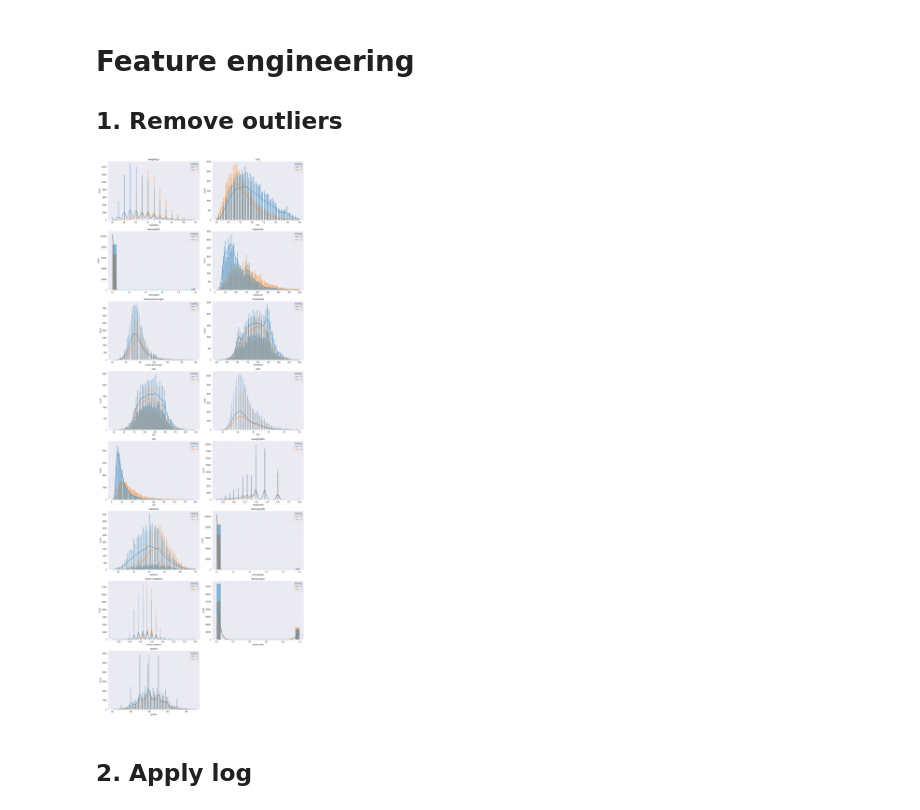
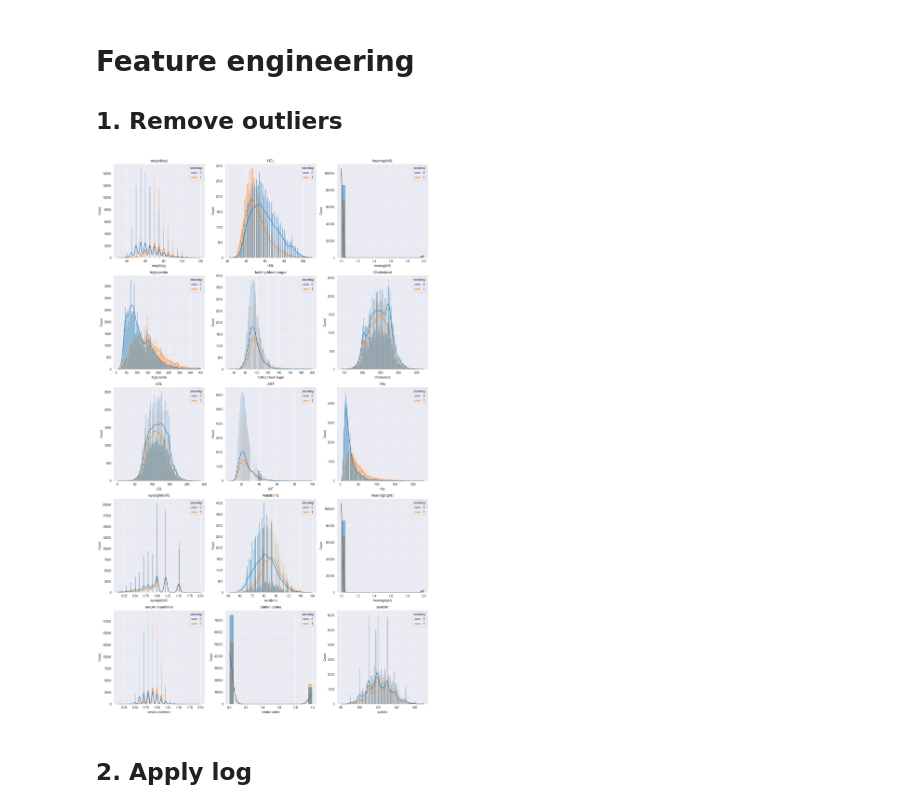
Before and after one commit to Tahker-w-tadmeer/ml3, a Jupyter notebook: explain.ipynb, the cells around one changed output. Saved outputs shown, nothing was run; the diff lists cells and outputs as text; code cells hidden in the pictures.

```diff
--- a/explain.ipynb
+++ b/explain.ipynb
@@ -13,16 +13,16 @@ columns.remove("smoking")
 ## 1. Remove outliers
 # %%
 columns_to_remove_outliers = {
-    "weight(kg)": [40, 110],
-    "HDL": [30, 100],
-    "triglyceride": [0, 400],
-    "fasting blood sugar": [60, 180],
-    "Cholesterol": [100, 300],
-    "LDL": [20, 250],
-    "AST": [0, 60],
-    "Gtp": [0, 200],
+    "weight(kg)": [30, 120],
+    "HDL": [20, 110],
+    "triglyceride": [0, 410],
+    "fasting blood sugar": [50, 200],
+    "Cholesterol": [80, 320],
+    "LDL": [0, 260],
+    "AST": [0, 100],
+    "Gtp": [0, 230],
     "eyesight(left)": [0, 2],
-    "waist(cm)": [55, 110],
+    "waist(cm)": [50, 120],
     "serum creatinine": [0, 2],
     "systolic": [80, 170],
 }
@@ -32,9 +32,9 @@ for column_name, values in columns_to_remove_outliers.items():
     max_value = values[1]
     all_data = all_data[(all_data[column_name] >= min_value) & (all_data[column_name] <= max_value)]
 # %%
-plot_histograms(all_data, columns)
+plot_histograms(all_data, columns, 3)
 # %% [output]
-[figure, old version]
+[figure, new version]
 # %% [markdown]
 ## 2. Apply log
 # %%
```
Also changed, not shown: parts of 3 cells of this notebook, 2 other files.
